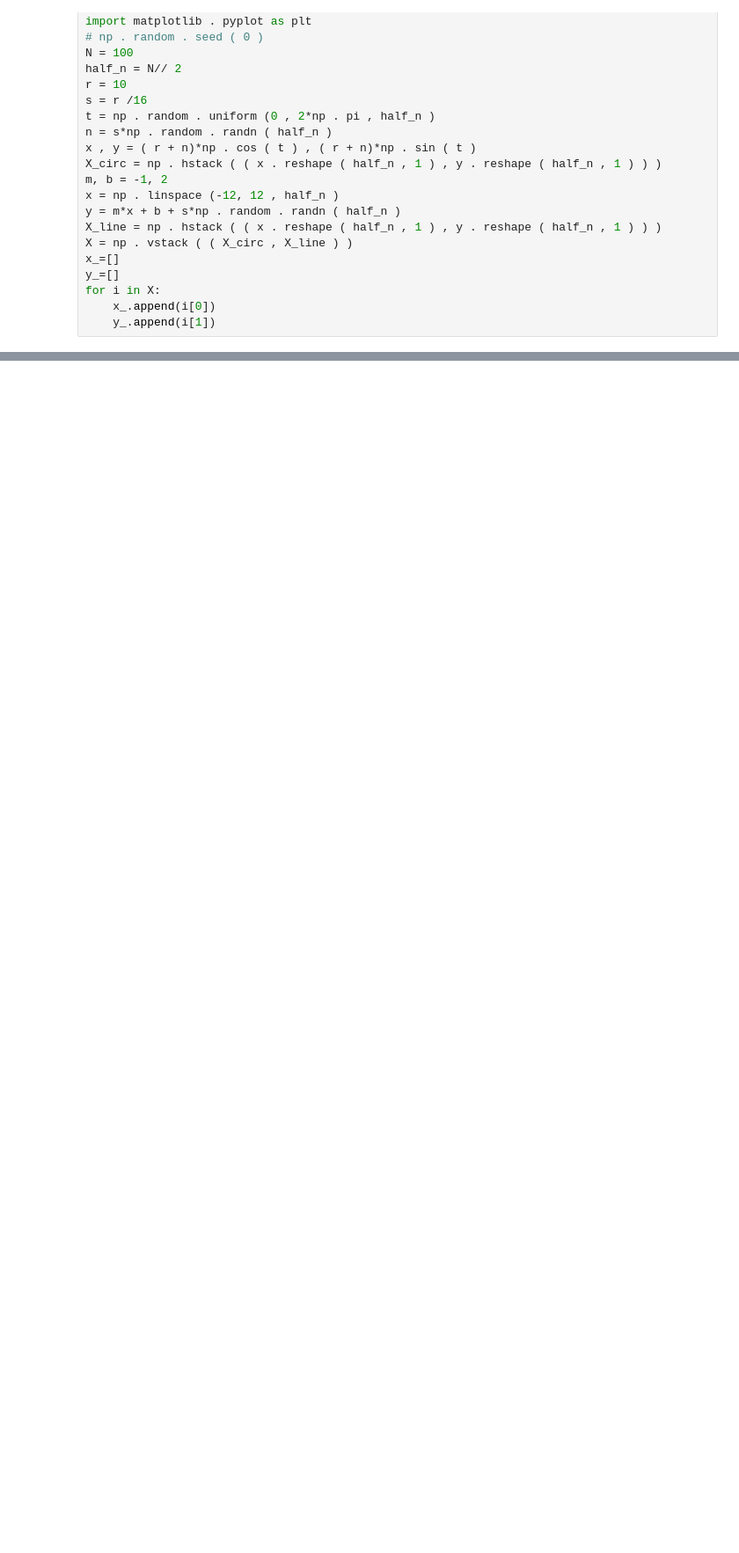
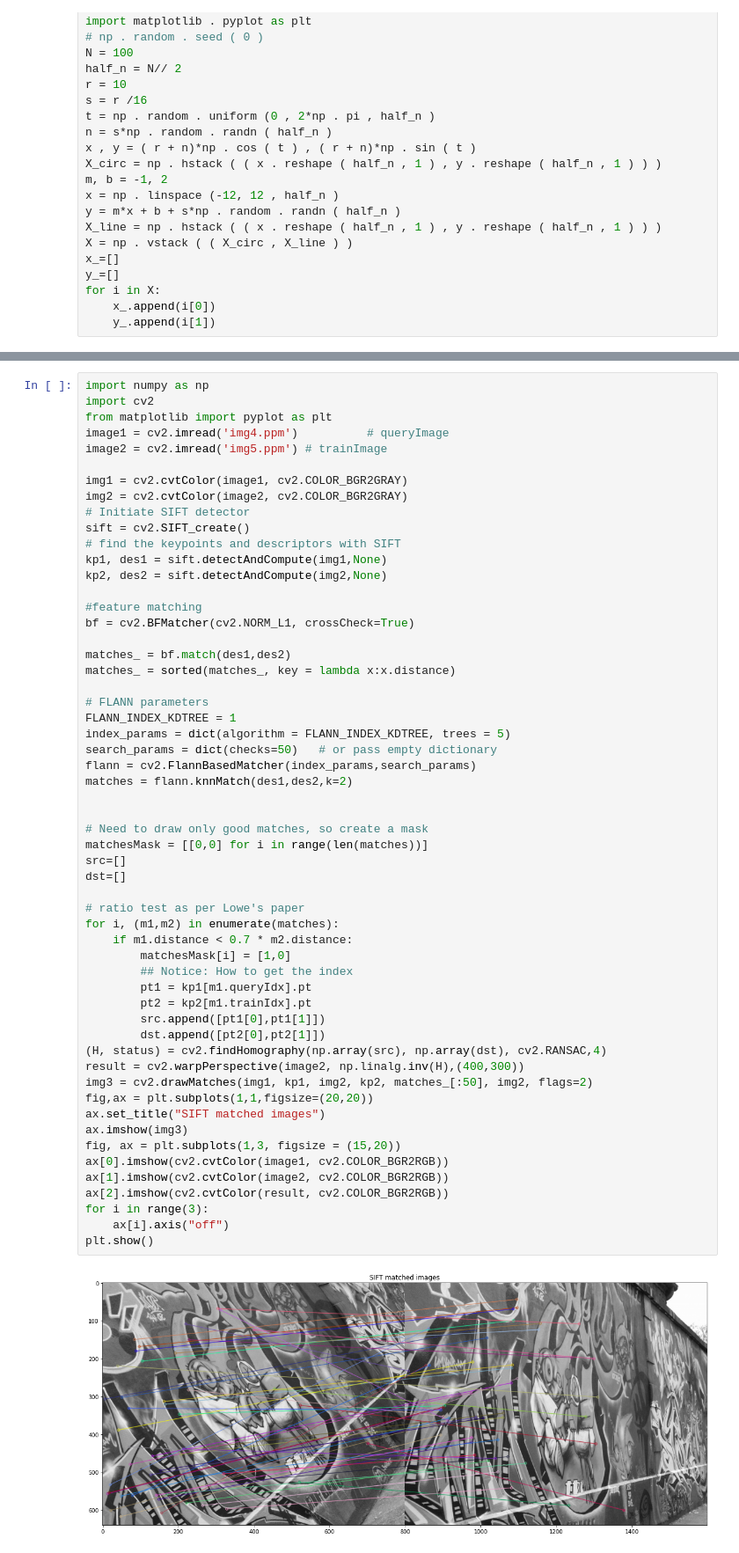
Before and after one commit to SasmithaDilshan/EN-2550-Computer-Vision, a Jupyter notebook: Assignment 2/Untitled.ipynb, the cells around one changed output, grey strips where cells are left out. Shown at 88% size. Saved outputs shown, nothing was run; the diff lists cells and outputs as text; blank space fills up the shorter version.

```diff
--- a/Assignment 2/Untitled.ipynb
+++ b/Assignment 2/Untitled.ipynb
@@ -168,0 +176,58 @@ if __name__ == '__main__':
+# %%
+import numpy as np
+import cv2
+from matplotlib import pyplot as plt
+image1 = cv2.imread('img4.ppm')          # queryImage
+image2 = cv2.imread('img5.ppm') # trainImage
+
+img1 = cv2.cvtColor(image1, cv2.COLOR_BGR2GRAY)
+img2 = cv2.cvtColor(image2, cv2.COLOR_BGR2GRAY)
+# Initiate SIFT detector
+sift = cv2.SIFT_create()
+# find the keypoints and descriptors with SIFT
+kp1, des1 = sift.detectAndCompute(img1,None)
+kp2, des2 = sift.detectAndCompute(img2,None)
+
+#feature matching
+bf = cv2.BFMatcher(cv2.NORM_L1, crossCheck=True)
+
+matches_ = bf.match(des1,des2)
+matches_ = sorted(matches_, key = lambda x:x.distance)
+
+# FLANN parameters
+FLANN_INDEX_KDTREE = 1
+index_params = dict(algorithm = FLANN_INDEX_KDTREE, trees = 5)
+search_params = dict(checks=50)   # or pass empty dictionary
+flann = cv2.FlannBasedMatcher(index_params,search_params)
+matches = flann.knnMatch(des1,des2,k=2)
+
+
+# Need to draw only good matches, so create a mask
+matchesMask = [[0,0] for i in range(len(matches))]
+src=[]
+dst=[]
+
+# ratio test as per Lowe's paper
+for i, (m1,m2) in enumerate(matches):
+    if m1.distance < 0.7 * m2.distance:
+        matchesMask[i] = [1,0]
+        ## Notice: How to get the index
+        pt1 = kp1[m1.queryIdx].pt
+        pt2 = kp2[m1.trainIdx].pt
+        src.append([pt1[0],pt1[1]])
+        dst.append([pt2[0],pt2[1]])
+(H, status) = cv2.findHomography(np.array(src), np.array(dst), cv2.RANSAC,4)
+result = cv2.warpPerspective(image2, np.linalg.inv(H),(400,300))
+img3 = cv2.drawMatches(img1, kp1, img2, kp2, matches_[:50], img2, flags=2)
+fig,ax = plt.subplots(1,1,figsize=(20,20))
+ax.set_title("SIFT matched images")
+ax.imshow(img3)
+fig, ax = plt.subplots(1,3, figsize = (15,20))
+ax[0].imshow(cv2.cvtColor(image1, cv2.COLOR_BGR2RGB))
+ax[1].imshow(cv2.cvtColor(image2, cv2.COLOR_BGR2RGB))
+ax[2].imshow(cv2.cvtColor(result, cv2.COLOR_BGR2RGB))
+for i in range(3):
+    ax[i].axis("off")
+plt.show()
+# %% [output]
+[figure, added]
```
Also changed, not shown: parts of 6 cells of this notebook, 9 other files.
